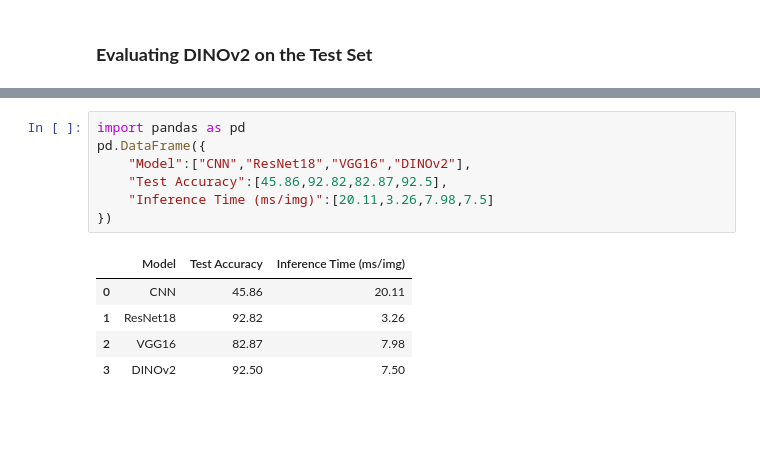
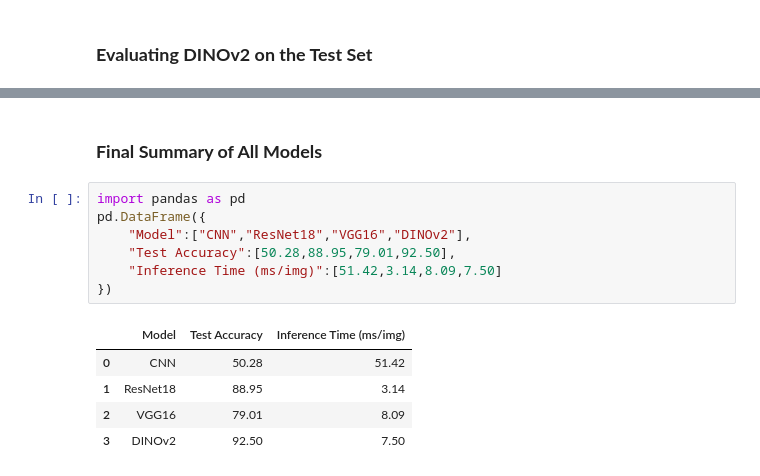
Before and after one commit to harshitxjangam/Imageclass_DL, a Jupyter notebook: notebooks/HW1_MusicInstrument_Classification.ipynb, the cells around one changed output, grey strips where cells are left out. Drawn from its saved outputs; the diff is of its cells as text; blank space fills up the shorter version.

```diff
--- a/notebooks/HW1_MusicInstrument_Classification.ipynb
+++ b/notebooks/HW1_MusicInstrument_Classification.ipynb
@@ -401,13 +483,15 @@ plt.show()
+# %% [markdown]
+### **Final Summary of All Models**
 # %%
 import pandas as pd
 pd.DataFrame({
     "Model":["CNN","ResNet18","VGG16","DINOv2"],
-    "Test Accuracy":[45.86,92.82,82.87,92.5],
-    "Inference Time (ms/img)":[20.11,3.26,7.98,7.5]
+    "Test Accuracy":[50.28,88.95,79.01,92.50],
+    "Inference Time (ms/img)":[51.42,3.14,8.09,7.50]
 })
 # %% [output]
 |  | Model | Test Accuracy | Inference Time (ms/img) |
-| 0 | CNN | 45.86 | 20.11 |
-| 1 | ResNet18 | 92.82 | 3.26 |
-| 2 | VGG16 | 82.87 | 7.98 |
+| 0 | CNN | 50.28 | 51.42 |
+| 1 | ResNet18 | 88.95 | 3.14 |
+| 2 | VGG16 | 79.01 | 8.09 |
 | 3 | DINOv2 | 92.50 | 7.50 |
```
Also changed, not shown: parts of 24 cells of this notebook.
